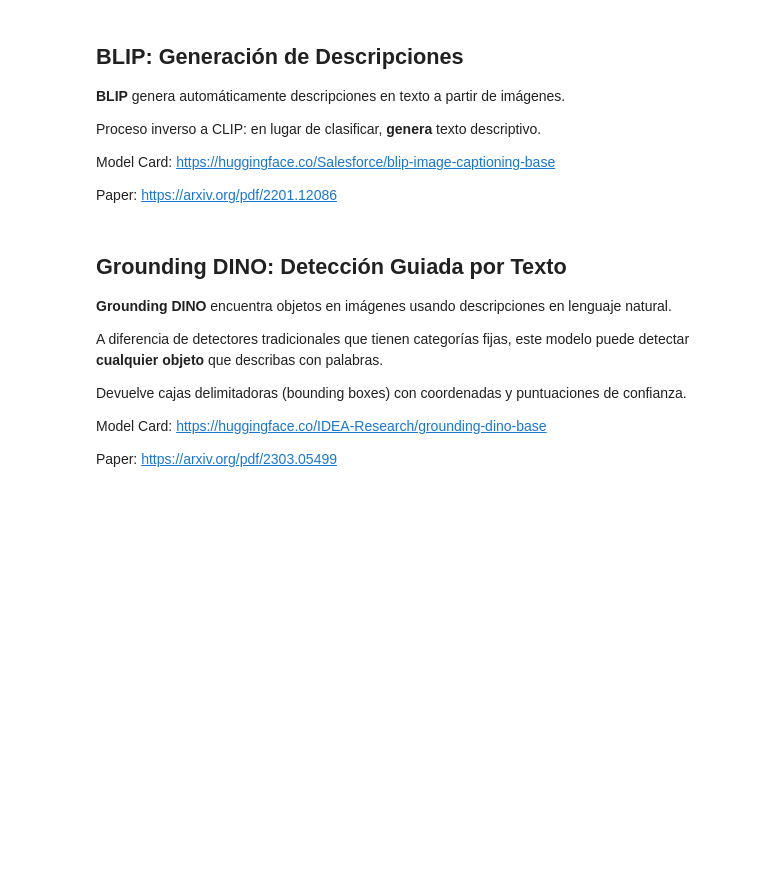
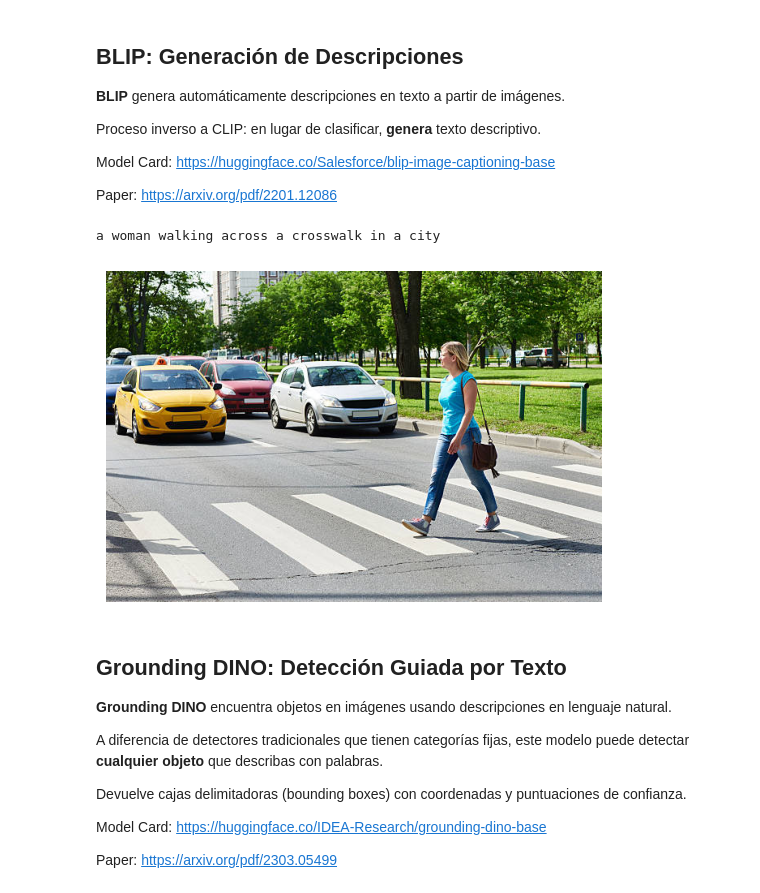
Before and after one commit to sergiovillanueva/prompt_to_mask, a Jupyter notebook: 1_GD_SAM.ipynb, the cells around one changed output. Cells and saved outputs as stored; diff of their text form; code cells hidden in the pictures; blank space fills up the shorter version.

Commit message:
Update execution counts, model IDs, and enhance comments in GD_SAM.ipynb and QWEN_SAM.ipynb

```diff
--- a/1_GD_SAM.ipynb
+++ b/1_GD_SAM.ipynb
@@ -166,12 +167,19 @@ Paper: https://arxiv.org/pdf/2201.12086
 # %%
 def caption_image(image):
     inputs = blip_processor(image, return_tensors="pt").to(device, torch.float16)
-    out = blip_model.generate(**inputs)
+    with torch.no_grad():
+        out = blip_model.generate(**inputs)
     print(blip_processor.decode(out[0], skip_special_tokens=True))
 
+    # mostrar la imagen
     plt.imshow(image)
     plt.axis("off")
     plt.show()
+
+caption_image(image_person_cars)
+# %% [output]
+a woman walking across a crosswalk in a city
+[figure, added]
 # %% [markdown]
 ## Grounding DINO: Detección Guiada por Texto
 
```
Also changed, not shown: parts of 5 cells of this notebook, 2 other files.
